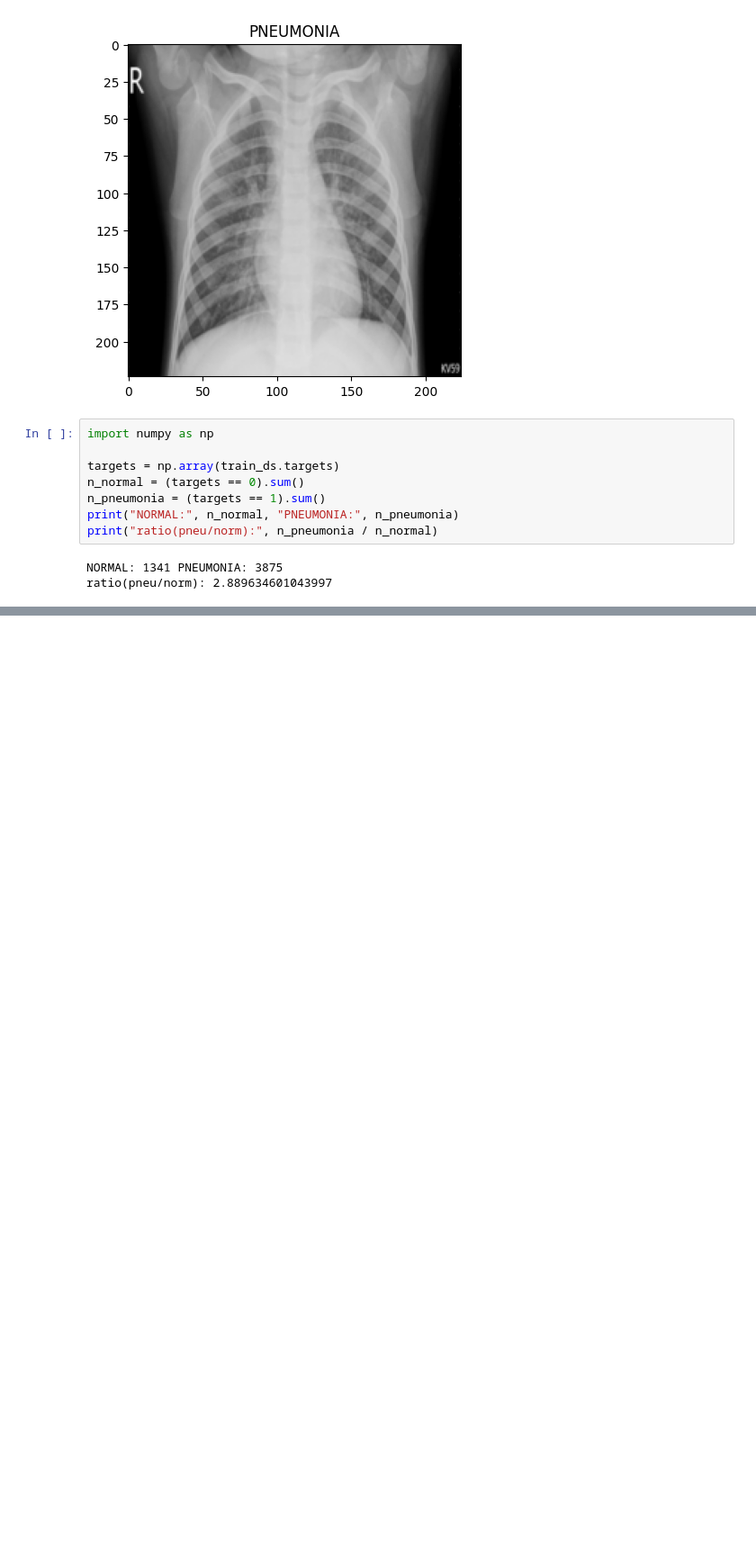
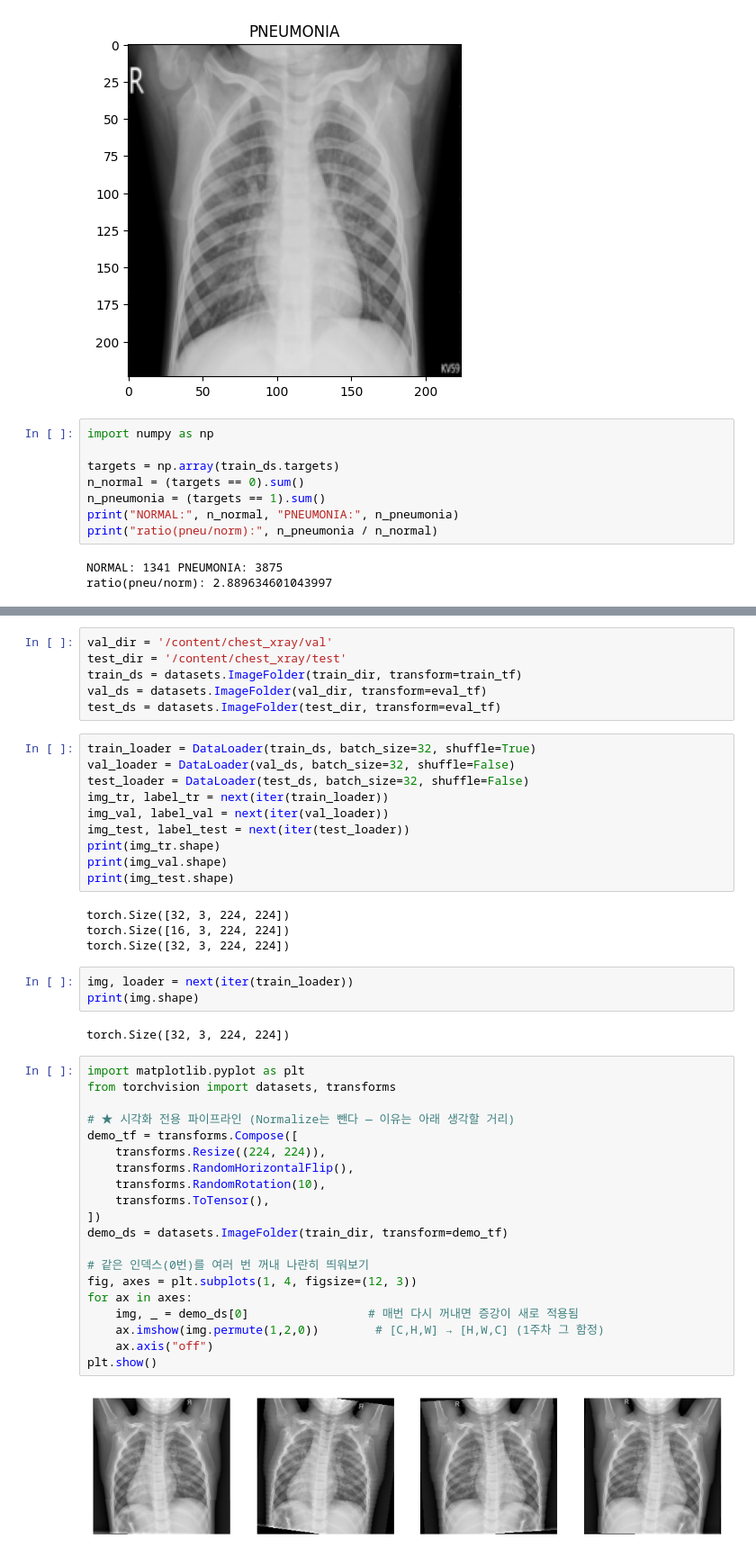
Before and after one commit to calvin2001/chest_xray_pneumonia, a Jupyter notebook: chest_xray_pneumonia.ipynb, the cells around one changed output, grey strips where cells are left out. Shown at 90% size. Cells and saved outputs as stored; diff of their text form; blank space fills up the shorter version.

```diff
--- a/chest_xray_pneumonia.ipynb
+++ b/chest_xray_pneumonia.ipynb
@@ -121,0 +139,47 @@ ratio(pneu/norm): 2.889634601043997
+# %%
+val_dir = '/content/chest_xray/val'
+test_dir = '/content/chest_xray/test'
+train_ds = datasets.ImageFolder(train_dir, transform=train_tf)
+val_ds = datasets.ImageFolder(val_dir, transform=eval_tf)
+test_ds = datasets.ImageFolder(test_dir, transform=eval_tf)
+# %%
+train_loader = DataLoader(train_ds, batch_size=32, shuffle=True)
+val_loader = DataLoader(val_ds, batch_size=32, shuffle=False)
+test_loader = DataLoader(test_ds, batch_size=32, shuffle=False)
+img_tr, label_tr = next(iter(train_loader))
+img_val, label_val = next(iter(val_loader))
+img_test, label_test = next(iter(test_loader))
+print(img_tr.shape)
+print(img_val.shape)
+print(img_test.shape)
+# %% [output]
+torch.Size([32, 3, 224, 224])
+torch.Size([16, 3, 224, 224])
+torch.Size([32, 3, 224, 224])
+# %%
+img, loader = next(iter(train_loader))
+print(img.shape)
+# %% [output]
+torch.Size([32, 3, 224, 224])
+# %%
+import matplotlib.pyplot as plt
+from torchvision import datasets, transforms
+
+# ★ 시각화 전용 파이프라인 (Normalize는 뺀다 — 이유는 아래 생각할 거리)
+demo_tf = transforms.Compose([
+    transforms.Resize((224, 224)),
+    transforms.RandomHorizontalFlip(),
+    transforms.RandomRotation(10),
+    transforms.ToTensor(),
+])
+demo_ds = datasets.ImageFolder(train_dir, transform=demo_tf)
+
+# 같은 인덱스(0번)를 여러 번 꺼내 나란히 띄워보기
+fig, axes = plt.subplots(1, 4, figsize=(12, 3))
+for ax in axes:
+    img, _ = demo_ds[0]                 # 매번 다시 꺼내면 증강이 새로 적용됨
+    ax.imshow(img.permute(1,2,0))        # [C,H,W] → [H,W,C] (1주차 그 함정)
+    ax.axis("off")
+plt.show()
+# %% [output]
+[figure, added]
```
Also changed, not shown: parts of 1 cell of this notebook.
